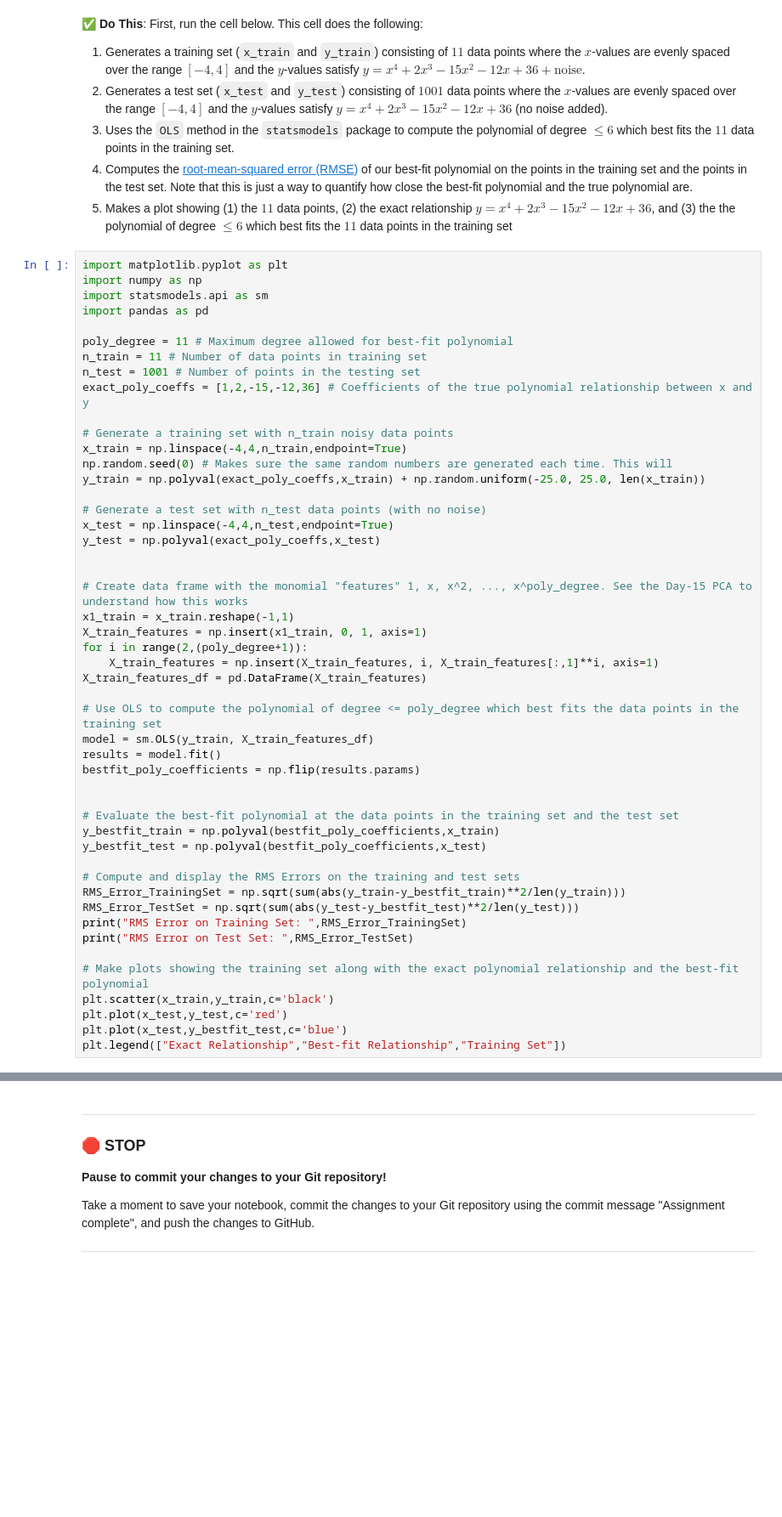
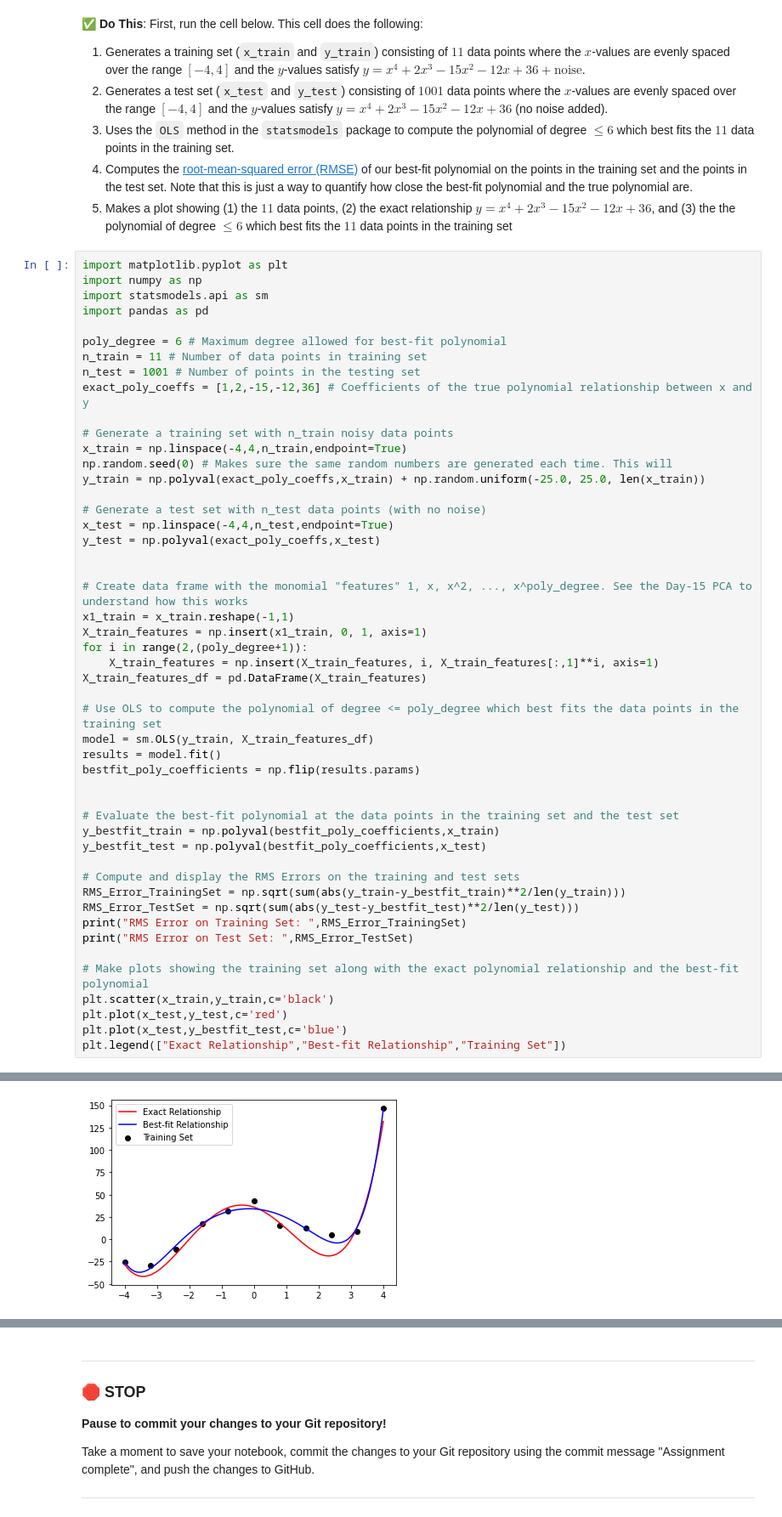
Before and after one commit to zimbot13/cmse202-f21-turnin, a Jupyter notebook: hw-04/HW-04_graph_regression-STUDENT.ipynb, the cells around one changed output, grey strips where cells are left out. Shown at 85% size. Saved outputs shown, nothing was run; the diff lists cells and outputs as text; blank space fills up the shorter version.

```diff
--- a/hw-04/HW-04_graph_regression-STUDENT.ipynb
+++ b/hw-04/HW-04_graph_regression-STUDENT.ipynb
@@ -325,7 +392,7 @@ import numpy as np
 import statsmodels.api as sm
 import pandas as pd
 
-poly_degree = 11 # Maximum degree allowed for best-fit polynomial
+poly_degree = 6 # Maximum degree allowed for best-fit polynomial
 n_train = 11 # Number of data points in training set
 n_test = 1001 # Number of points in the testing set
 exact_poly_coeffs = [1,2,-15,-12,36] # Coefficients of the true polynomial relationship between x and y
@@ -368,3 +435,4 @@ plt.scatter(x_train,y_train,c='black')
 plt.plot(x_test,y_test,c='red')
 plt.plot(x_test,y_bestfit_test,c='blue')
 plt.legend(["Exact Relationship","Best-fit Relationship","Training Set"])
+# %% [output]
@@ -371,3 +442,4 @@ plt.legend(["Exact Relationship","Best-fit Relationship","Training Set"])
+[figure, added]
 # %% [markdown]
 &#9989; **Question 5.1 (12 points+8 bonus)**: First, try to understand what each piece of the above code is doing. There are comments, but it is still a lot of code to digest, so take your time.
 
```
Also changed, not shown: parts of 15 cells of this notebook.
